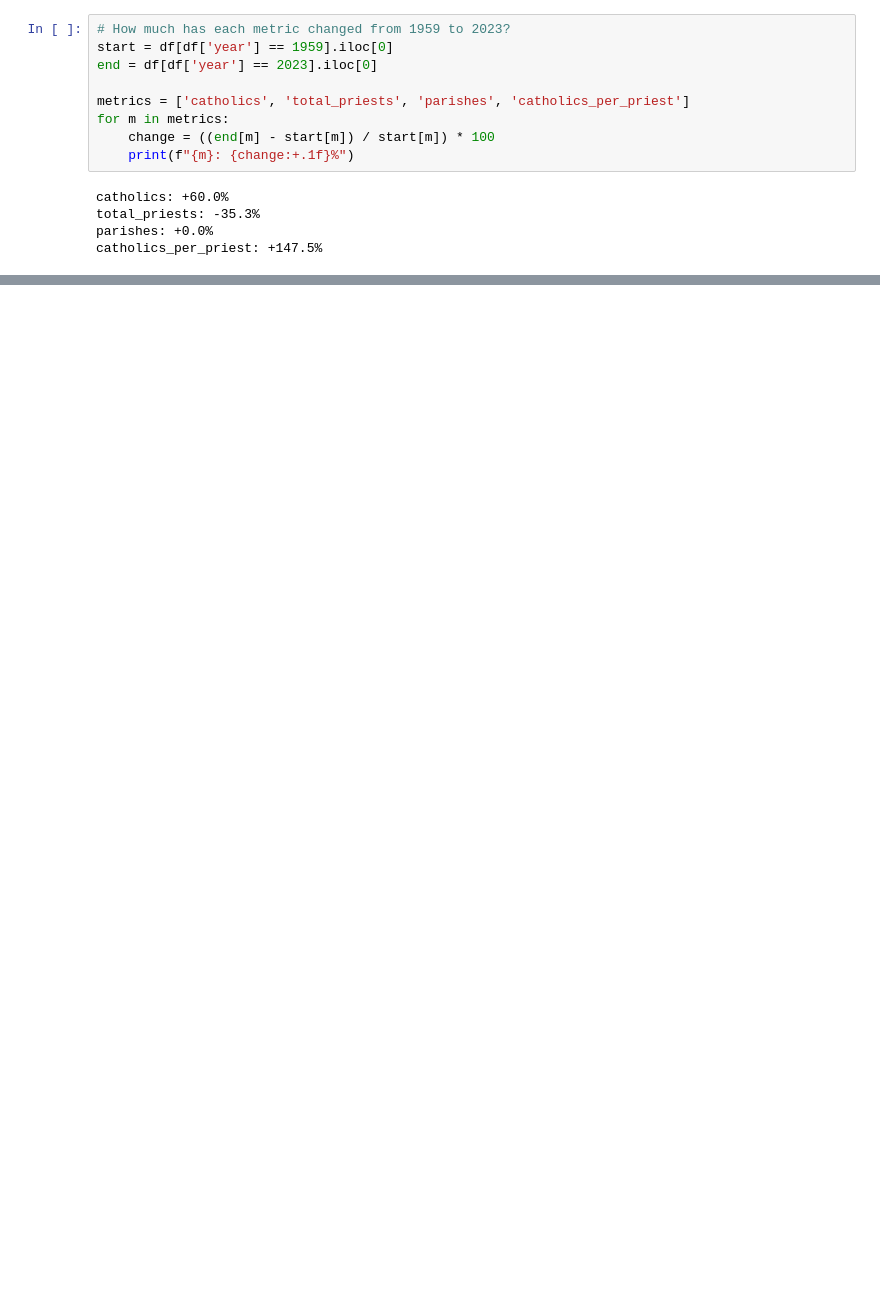
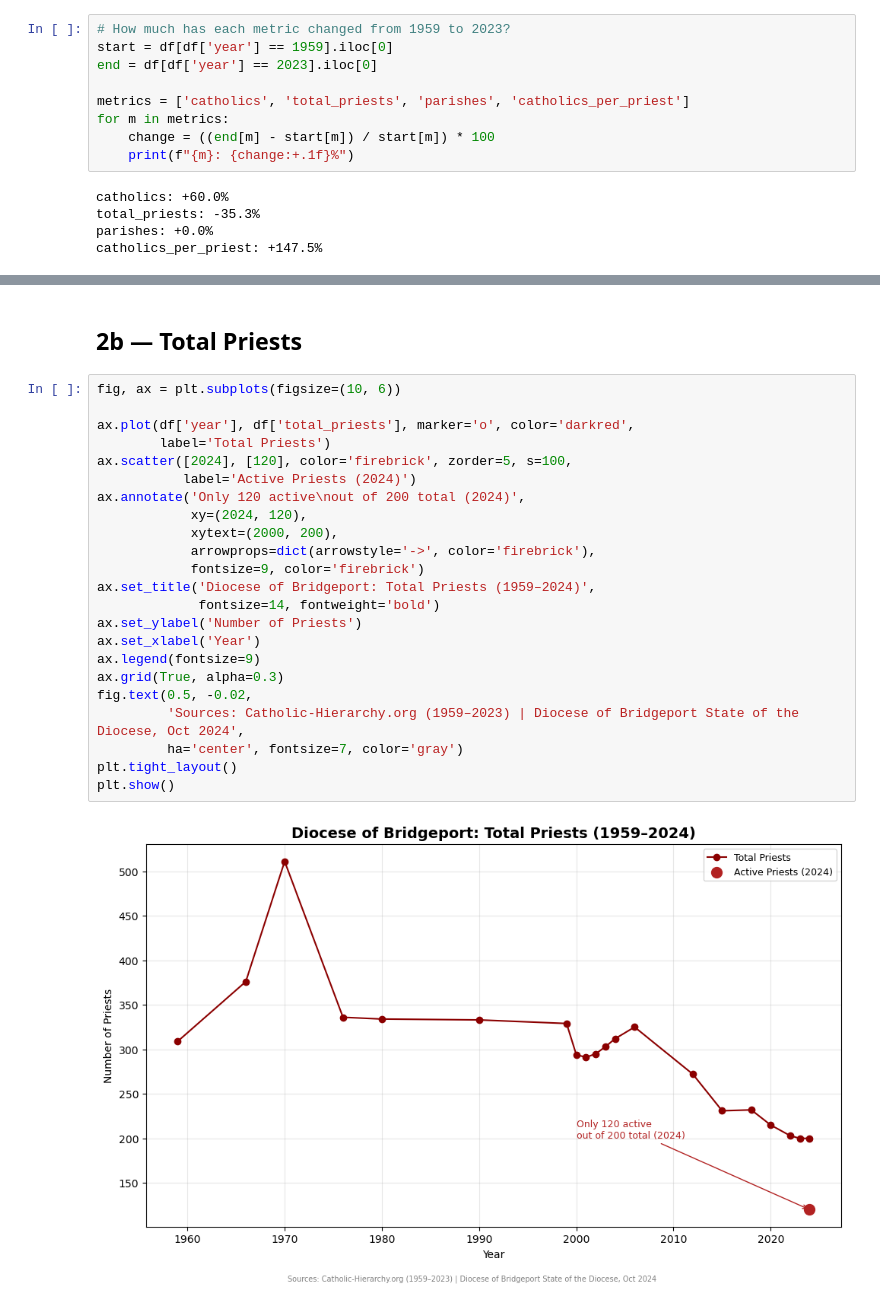
Before and after one commit to scalesfell/diocese_bridgeport, a Jupyter notebook: diocese_bridgeport.ipynb, the cells around one changed output, grey strips where cells are left out. Drawn from its saved outputs; the diff is of its cells as text; blank space fills up the shorter version.

```diff
--- a/diocese_bridgeport.ipynb
+++ b/diocese_bridgeport.ipynb
@@ -159,0 +289,27 @@ plt.show()
+# %% [markdown]
+## 2b — Total Priests
+# %%
+fig, ax = plt.subplots(figsize=(10, 6))
+
+ax.plot(df['year'], df['total_priests'], marker='o', color='darkred',
+        label='Total Priests')
+ax.scatter([2024], [120], color='firebrick', zorder=5, s=100,
+           label='Active Priests (2024)')
+ax.annotate('Only 120 active\nout of 200 total (2024)',
+            xy=(2024, 120),
+            xytext=(2000, 200),
+            arrowprops=dict(arrowstyle='->', color='firebrick'),
+            fontsize=9, color='firebrick')
+ax.set_title('Diocese of Bridgeport: Total Priests (1959–2024)',
+             fontsize=14, fontweight='bold')
+ax.set_ylabel('Number of Priests')
+ax.set_xlabel('Year')
+ax.legend(fontsize=9)
+ax.grid(True, alpha=0.3)
+fig.text(0.5, -0.02,
+         'Sources: Catholic-Hierarchy.org (1959–2023) | Diocese of Bridgeport State of the Diocese, Oct 2024',
+         ha='center', fontsize=7, color='gray')
+plt.tight_layout()
+plt.show()
+# %% [output]
+[figure, added]
```
Also changed, not shown: parts of 16 cells of this notebook, 1 other file.
